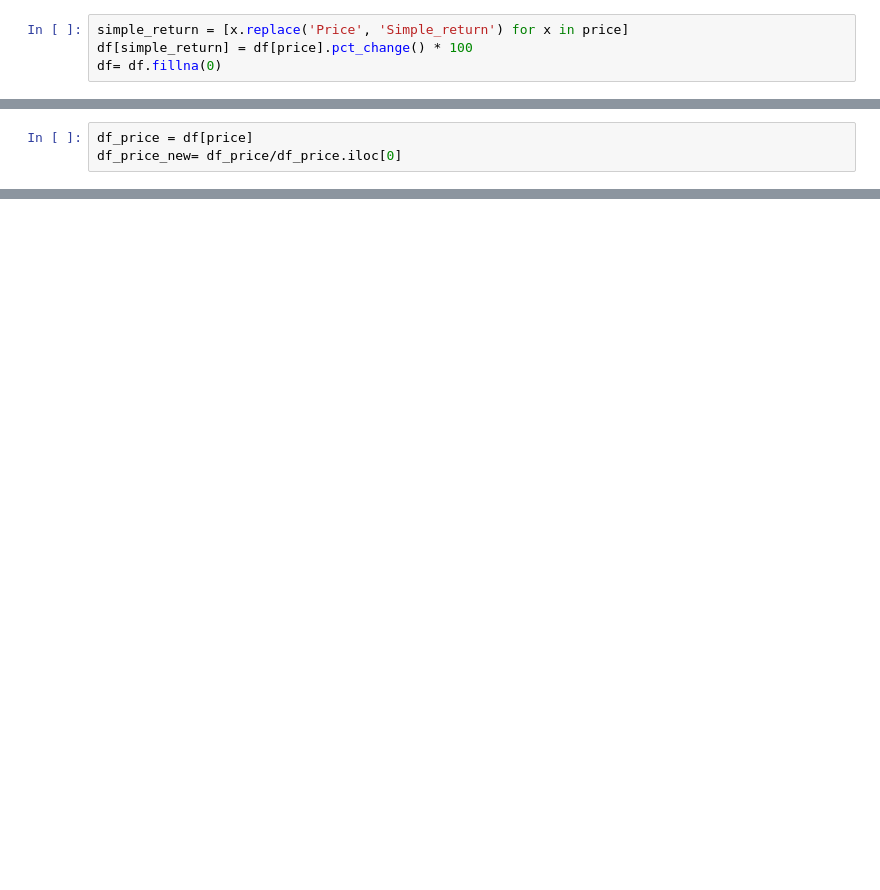
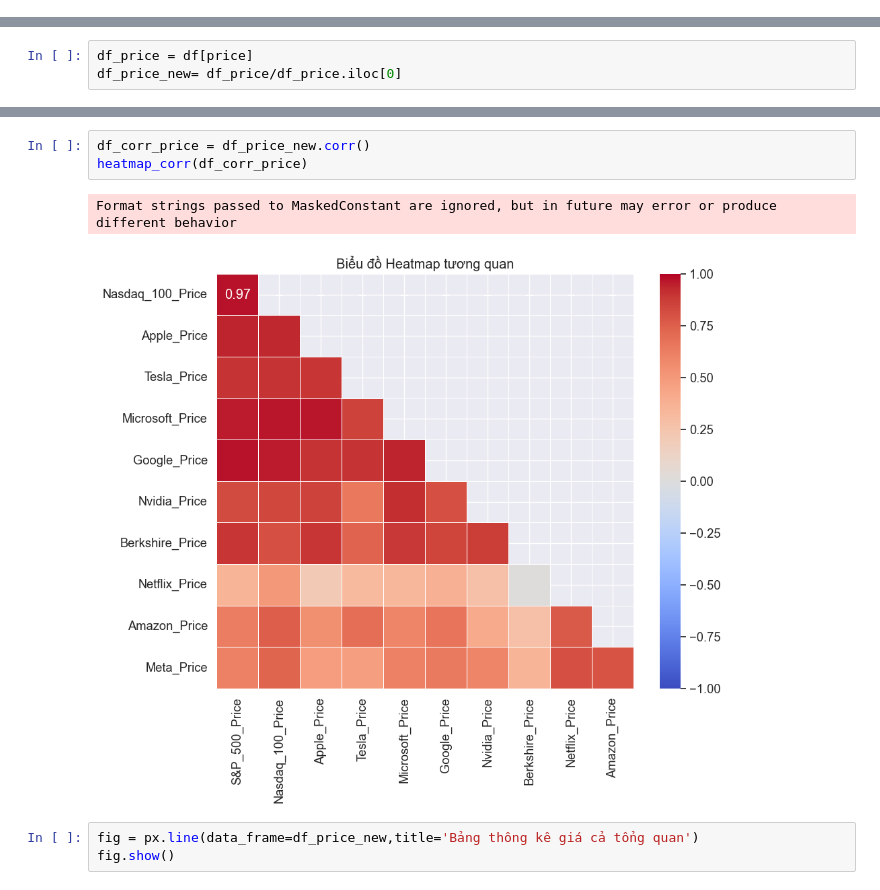
Before and after one commit to noskaiser2310/FDS-PJ1, a Jupyter notebook: FDS-Project 1/Stock/GroupStock.ipynb, the cells around one changed output, grey strips where cells are left out. Drawn from its saved outputs; the diff is of its cells as text; blank space fills up the shorter version.

```diff
--- a/FDS-Project 1/Stock/GroupStock.ipynb
+++ b/FDS-Project 1/Stock/GroupStock.ipynb
@@ -18,4 +45,0 @@ volume = [col for col in columns if 'Vol.' in col]
-# %%
-simple_return = [x.replace('Price', 'Simple_return') for x in price]
-df[simple_return] = df[price].pct_change() * 100
-df= df.fillna(0)
@@ -128,0 +60,9 @@ for i in keys_list:
+# %%
+df_corr_price = df_price_new.corr()
+heatmap_corr(df_corr_price)
+# %% [output]
+Format strings passed to MaskedConstant are ignored, but in future may error or produce different behavior
+[figure, added]
+# %%
+fig = px.line(data_frame=df_price_new,title='Bảng thông kê giá cả tổng quan')
+fig.show()
```
Also changed, not shown: parts of 45 cells of this notebook, 18 other files.
